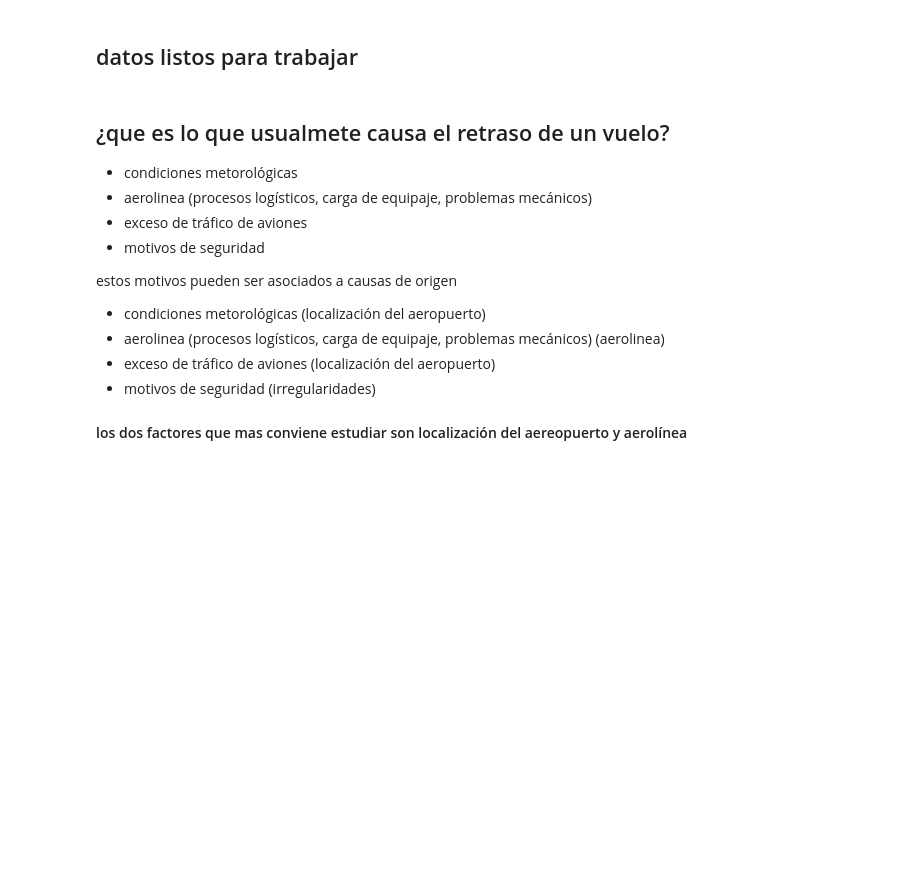
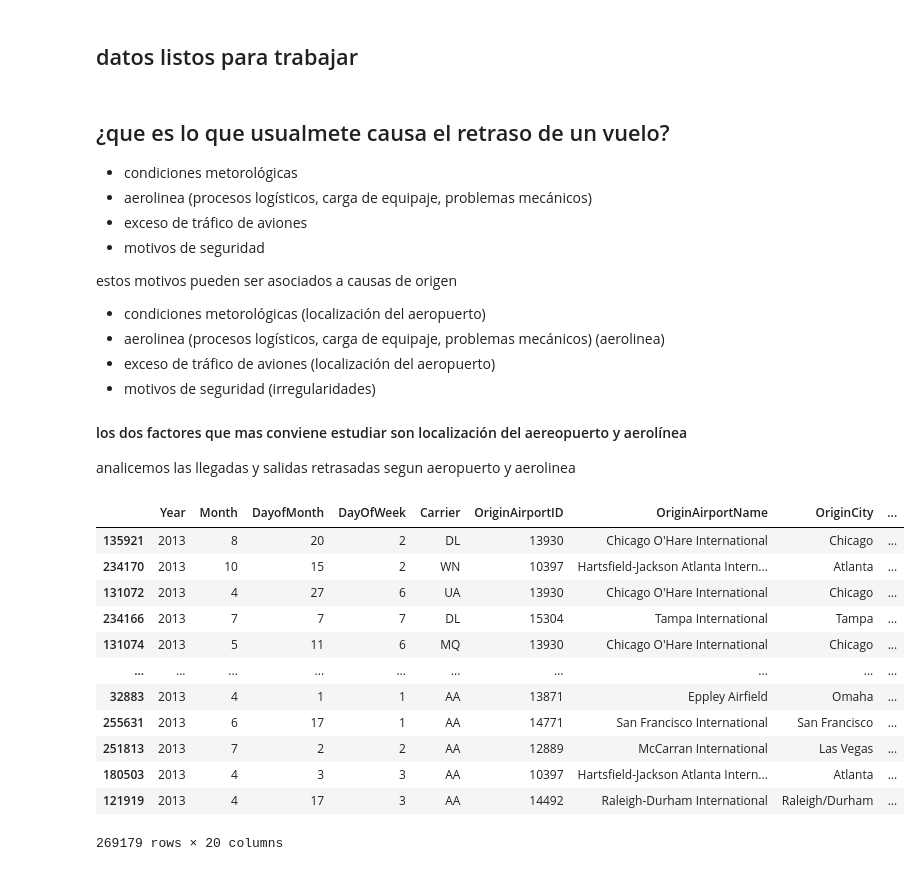
Before and after one commit to amnzmj/analisis-de-datos, a Jupyter notebook: csv_aereopuerto.ipynb, the cells around one changed output. Saved outputs shown, nothing was run; the diff lists cells and outputs as text; code cells hidden in the pictures; blank space fills up the shorter version.

```diff
--- a/csv_aereopuerto.ipynb
+++ b/csv_aereopuerto.ipynb
@@ -257,3 +244,22 @@ estos motivos pueden ser asociados a causas de origen
 - motivos de seguridad (irregularidades)
 
 #### los dos factores que mas conviene estudiar son localización del aereopuerto y aerolínea
+
+analicemos las llegadas y salidas retrasadas segun aeropuerto y aerolinea
+# %%
+df_flights_sorted = df_flights.sort_values(by='ArrDelay')
+df_flights_sorted
+# %% [output]
+|  | Year | Month | DayofMonth | DayOfWeek | Carrier | OriginAirportID | OriginAirportName | OriginCity | ... |
+| 135921 | 2013 | 8 | 20 | 2 | DL | 13930 | Chicago O'Hare International | Chicago | ... |
+| 234170 | 2013 | 10 | 15 | 2 | WN | 10397 | Hartsfield-Jackson Atlanta Intern... | Atlanta | ... |
+| 131072 | 2013 | 4 | 27 | 6 | UA | 13930 | Chicago O'Hare International | Chicago | ... |
+| 234166 | 2013 | 7 | 7 | 7 | DL | 15304 | Tampa International | Tampa | ... |
+| 131074 | 2013 | 5 | 11 | 6 | MQ | 13930 | Chicago O'Hare International | Chicago | ... |
+| ... | ... | ... | ... | ... | ... | ... | ... | ... | ... |
+| 32883 | 2013 | 4 | 1 | 1 | AA | 13871 | Eppley Airfield | Omaha | ... |
+| 255631 | 2013 | 6 | 17 | 1 | AA | 14771 | San Francisco International | San Francisco | ... |
+| 251813 | 2013 | 7 | 2 | 2 | AA | 12889 | McCarran International | Las Vegas | ... |
+| 180503 | 2013 | 4 | 3 | 3 | AA | 10397 | Hartsfield-Jackson Atlanta Intern... | Atlanta | ... |
+| 121919 | 2013 | 4 | 17 | 3 | AA | 14492 | Raleigh-Durham International | Raleigh/Durham | ... |
+269179 rows × 20 columns
```
Also changed, not shown: parts of 6 cells of this notebook.
